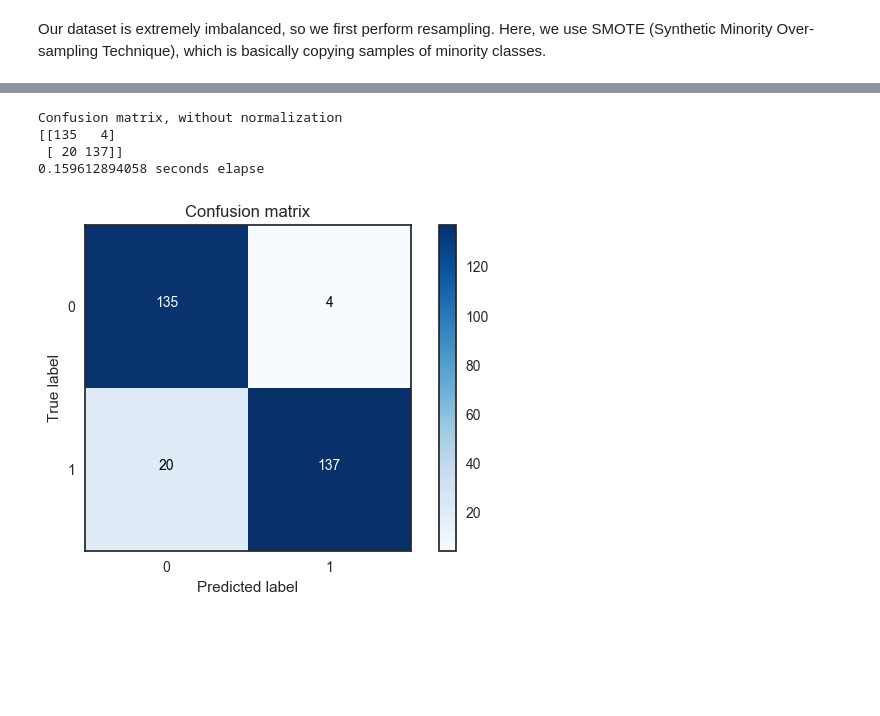
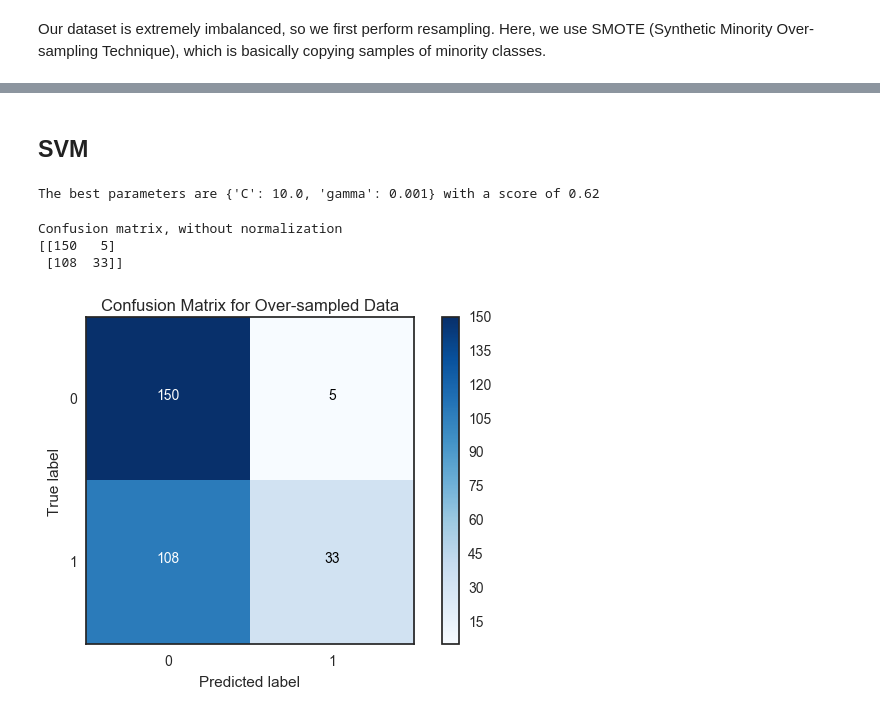
Before and after one commit to guanyu917/Fraud-Detection, a Jupyter notebook: Credit Card Fraud Transaction Detection.ipynb, the cells around one changed output, grey strips where cells are left out. Drawn from its saved outputs; the diff is of its cells as text; code cells hidden in the pictures; blank space fills up the shorter version.

```diff
--- a/Credit Card Fraud Transaction Detection.ipynb
+++ b/Credit Card Fraud Transaction Detection.ipynb
@@ -168,0 +175,18 @@ import itertools
+# %%
+# create a function to get downsampling data
+def under_sampling(creditcard):
+    sample_size = sum(creditcard.Class == 1)
+    fraud_indices = creditcard[creditcard.Class == 1].index
+    normal_indices =  creditcard[creditcard.Class == 0].index
+    random_indices = np.random.choice(normal_indices, sample_size, replace=False)
+    merged_sample = np.concatenate([fraud_indices, random_indices])
+    sample = creditcard.loc[merged_sample]
+
+    return sample
+
+# Under sampling
+under_sampled = under_sampling(data)
+X = under_sampled[feature_name].as_matrix()
+y = under_sampled[class_name].as_matrix()
+
+X_untrain, X_untest, y_untrain, y_untest = train_test_split(X, y, test_size = 0.3)
@@ -249,18 +254,30 @@ X_resampled, y_resampled= SMOTE(random_state = 44).fit_sample(X, y)
-# %%
-start_time = time()
-X_train, X_test, y_train, y_test = train_test_split(X_resampled, y_resampled, test_size = 0.3)
-logit = LogisticRegression()
-logit.fit(X_train, y_train)
-logit_prediction = logit.predict(X_test)
-
-with plt.style.context(("seaborn-white")):
-    plot_confusion_matrix(confusion_matrix(y_test, logit_prediction),
-                          title = "Confusion Matrix for Under-sampled Data", [0, 1])
-
-print "{} seconds elapsed".format(time()-start_time)
-# %% [output]
-Confusion matrix, without normalization
-[[135   4]
- [ 20 137]]
-0.159612894058 seconds elapse
-[figure, removed]
+# %% [markdown]
+## SVM
+# %%
+C_range = np.logspace(-2,3,6) # ridge penalty parameter
+gamma_range = np.logspace(-3, 2, 6) # the inverse of the radius of influence of samples selected by the model
+                                        # as support vectors
+param_grid = dict(gamma=gamma_range, C=C_range)
+# %%
+# 5-Fold CV
+cv = KFold(n_splits=5, random_state = 5) # 5-fold cross validation
+grid = GridSearchCV(SVC(kernel='rbf'), param_grid=param_grid, cv=cv)
+grid.fit(X_untrain, y_untrain)
+
+print("The best parameters are %s with a score of %0.2f" % (grid.best_params_, grid.best_score_))
+# %% [output]
+The best parameters are {'C': 10.0, 'gamma': 0.001} with a score of 0.62
+# %%
+clf = SVC(C = 10, kernel = 'linear', gamma = 0.001)
+predict = clf.fit(X_untrain, y_untrain).predict(X_untest)
+accuracy = np.mean(predict == y_untest.ravel())
+print accuracy
+# %%
+with plt.style.context(("seaborn-white")):
+    plot_confusion_matrix(confusion_matrix(y_untest, predict), classes = [0, 1],
+                          title = "Confusion Matrix for Over-sampled Data")
+# %% [output]
+Confusion matrix, without normalization
+[[150   5]
+ [108  33]]
+[figure, added]
```
Also changed, not shown: parts of 28 cells of this notebook.
